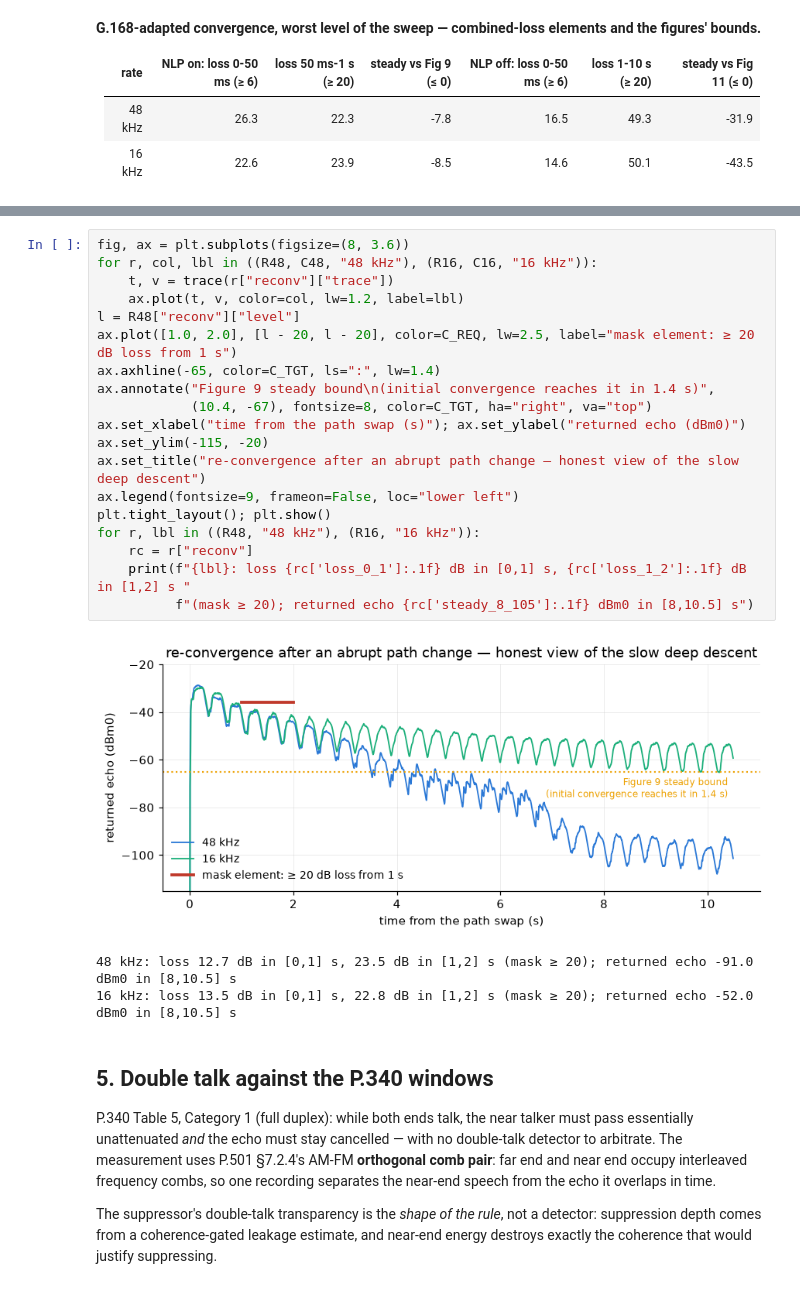
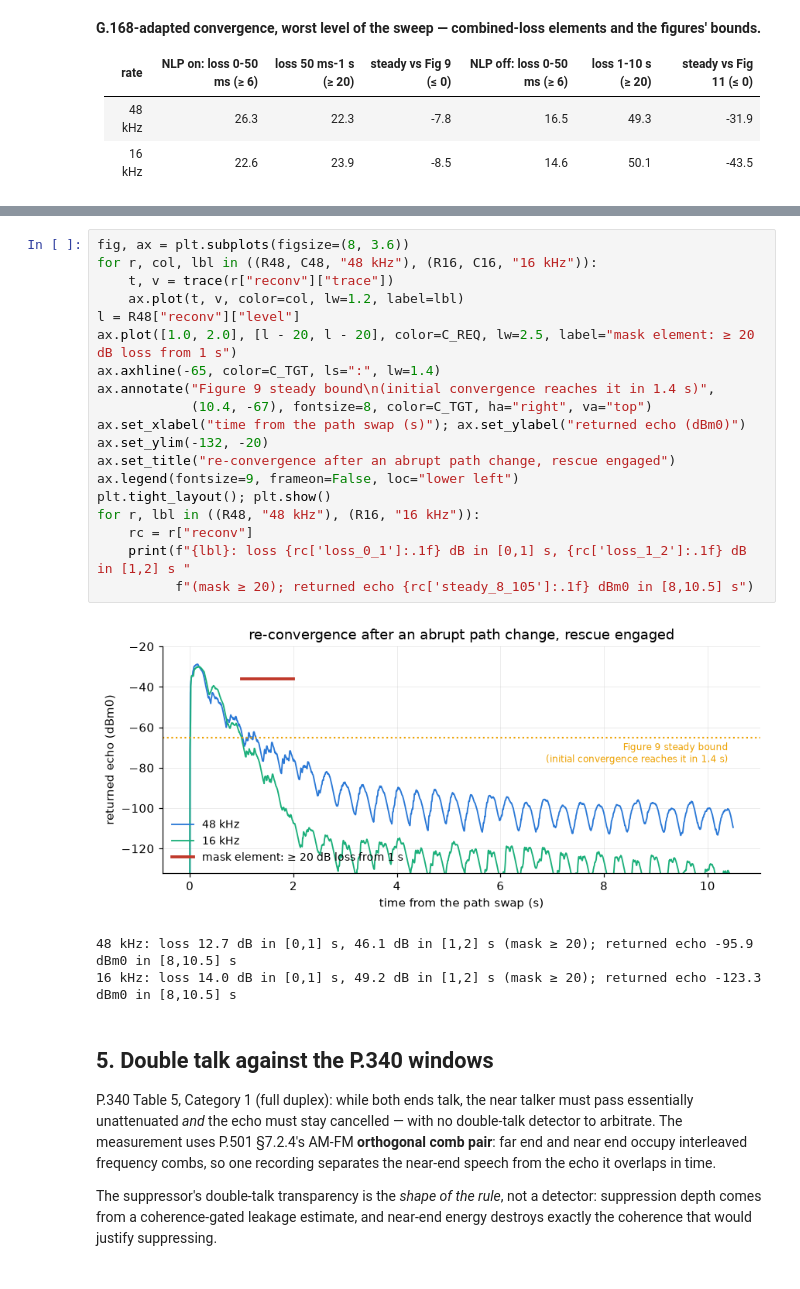
Before and after one commit to tap/MuTap, a Jupyter notebook: notebooks/itu_compliance.ipynb, the cells around one changed output, grey strips where cells are left out. Drawn from its saved outputs; the diff is of its cells as text.

```diff
--- a/notebooks/itu_compliance.ipynb
+++ b/notebooks/itu_compliance.ipynb
@@ -352,26 +362,26 @@ measured trajectory.
 # %%
 fig, ax = plt.subplots(figsize=(8, 3.6))
 for r, col, lbl in ((R48, C48, "48 kHz"), (R16, C16, "16 kHz")):
     t, v = trace(r["reconv"]["trace"])
     ax.plot(t, v, color=col, lw=1.2, label=lbl)
 l = R48["reconv"]["level"]
 ax.plot([1.0, 2.0], [l - 20, l - 20], color=C_REQ, lw=2.5, label="mask element: ≥ 20 dB loss from 1 s")
 ax.axhline(-65, color=C_TGT, ls=":", lw=1.4)
 ax.annotate("Figure 9 steady bound\n(initial convergence reaches it in 1.4 s)",
             (10.4, -67), fontsize=8, color=C_TGT, ha="right", va="top")
 ax.set_xlabel("time from the path swap (s)"); ax.set_ylabel("returned echo (dBm0)")
-ax.set_ylim(-115, -20)
-ax.set_title("re-convergence after an abrupt path change — honest view of the slow deep descent")
+ax.set_ylim(-132, -20)
+ax.set_title("re-convergence after an abrupt path change, rescue engaged")
 ax.legend(fontsize=9, frameon=False, loc="lower left")
 plt.tight_layout(); plt.show()
 for r, lbl in ((R48, "48 kHz"), (R16, "16 kHz")):
     rc = r["reconv"]
     print(f"{lbl}: loss {rc['loss_0_1']:.1f} dB in [0,1] s, {rc['loss_1_2']:.1f} dB in [1,2] s "
           f"(mask ≥ 20); returned echo {rc['steady_8_105']:.1f} dBm0 in [8,10.5] s")
 # %% [output]
-[figure, old version]
+[figure, new version]
-48 kHz: loss 12.7 dB in [0,1] s, 23.5 dB in [1,2] s (mask ≥ 20); returned echo -91.0 dBm0 in [8,10.5] s
-16 kHz: loss 13.5 dB in [0,1] s, 22.8 dB in [1,2] s (mask ≥ 20); returned echo -52.0 dBm0 in [8,10.5] s
+48 kHz: loss 12.7 dB in [0,1] s, 46.1 dB in [1,2] s (mask ≥ 20); returned echo -95.9 dBm0 in [8,10.5] s
+16 kHz: loss 14.0 dB in [0,1] s, 49.2 dB in [1,2] s (mask ≥ 20); returned echo -123.3 dBm0 in [8,10.5] s
 # %% [markdown]
 ## 5. Double talk against the P.340 windows
 
```
Also changed, not shown: parts of 5 cells of this notebook.
